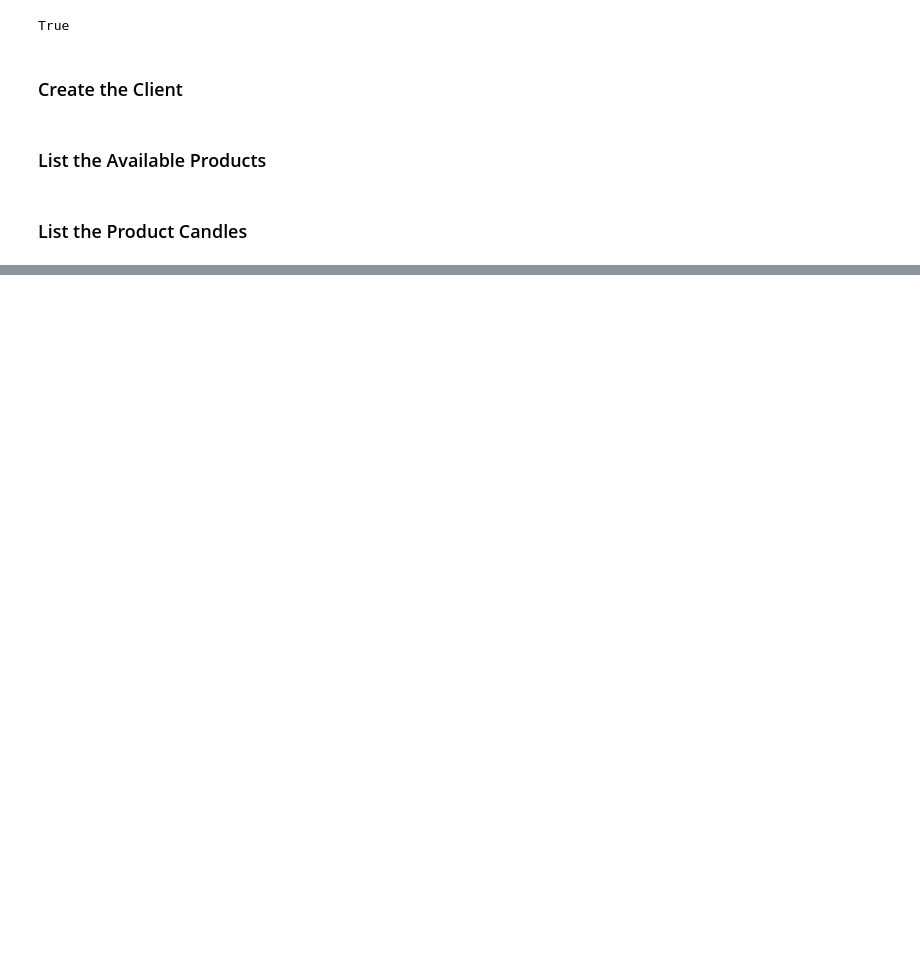
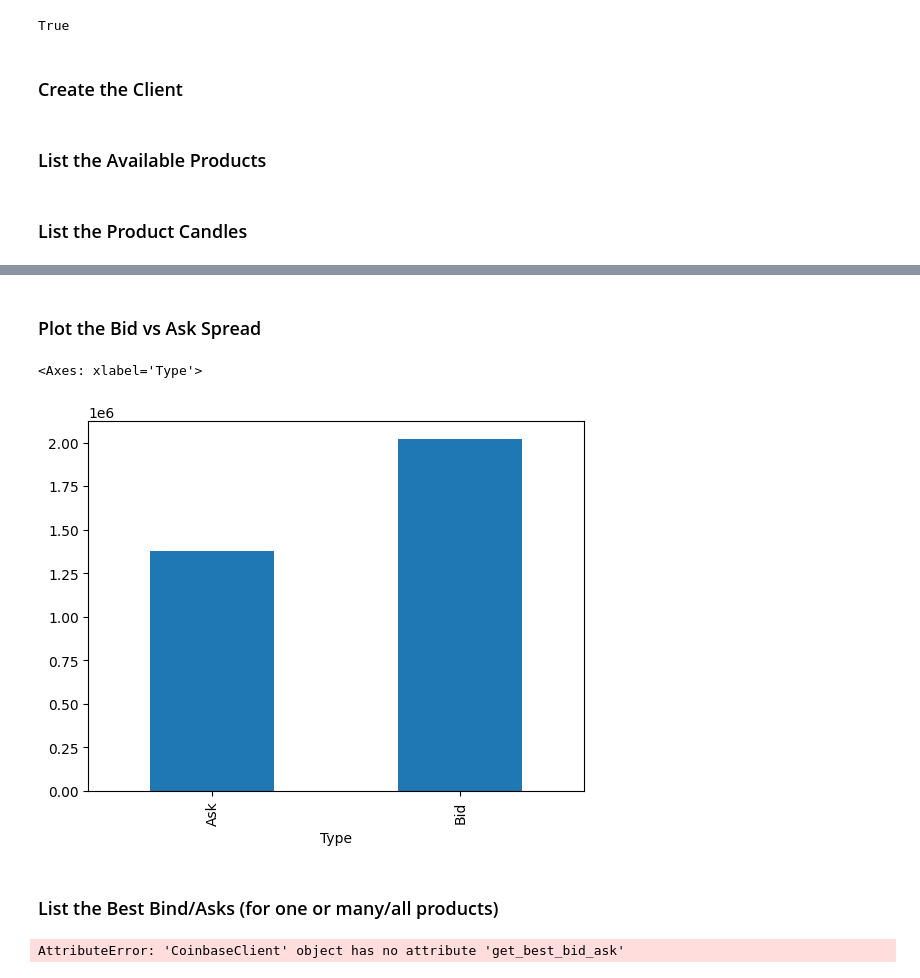
Before and after one commit to mariotoffia/pytrading, a Jupyter notebook: retrieval/coinbase.ipynb, the cells around one changed output, grey strips where cells are left out. Drawn from its saved outputs; the diff is of its cells as text; code cells hidden in the pictures; blank space fills up the shorter version.

```diff
--- a/retrieval/coinbase.ipynb
+++ b/retrieval/coinbase.ipynb
@@ -58,0 +54,4 @@ df
+# %%
+df = client.get_product_book(product_id='BTC-USD',limit=100)
+
+#df
@@ -58,0 +72,17 @@ df
+# %% [markdown]
+### Plot the Bid vs Ask Spread
+# %%
+df['Total'] = df['Size'] * df['Price']
+
+df.groupby('Type')['Total'].sum().plot(kind='bar')
+# %% [output]
+<Axes: xlabel='Type'>
+[figure, added]
+# %% [markdown]
+### List the Best Bind/Asks (for one or many/all products)
+# %%
+df = client.get_best_bid_ask() # All products
+
+df
+# %% [output]
+AttributeError: 'CoinbaseClient' object has no attribute 'get_best_bid_ask'
```
Also changed, not shown: parts of 6 cells of this notebook, 1 other file.
